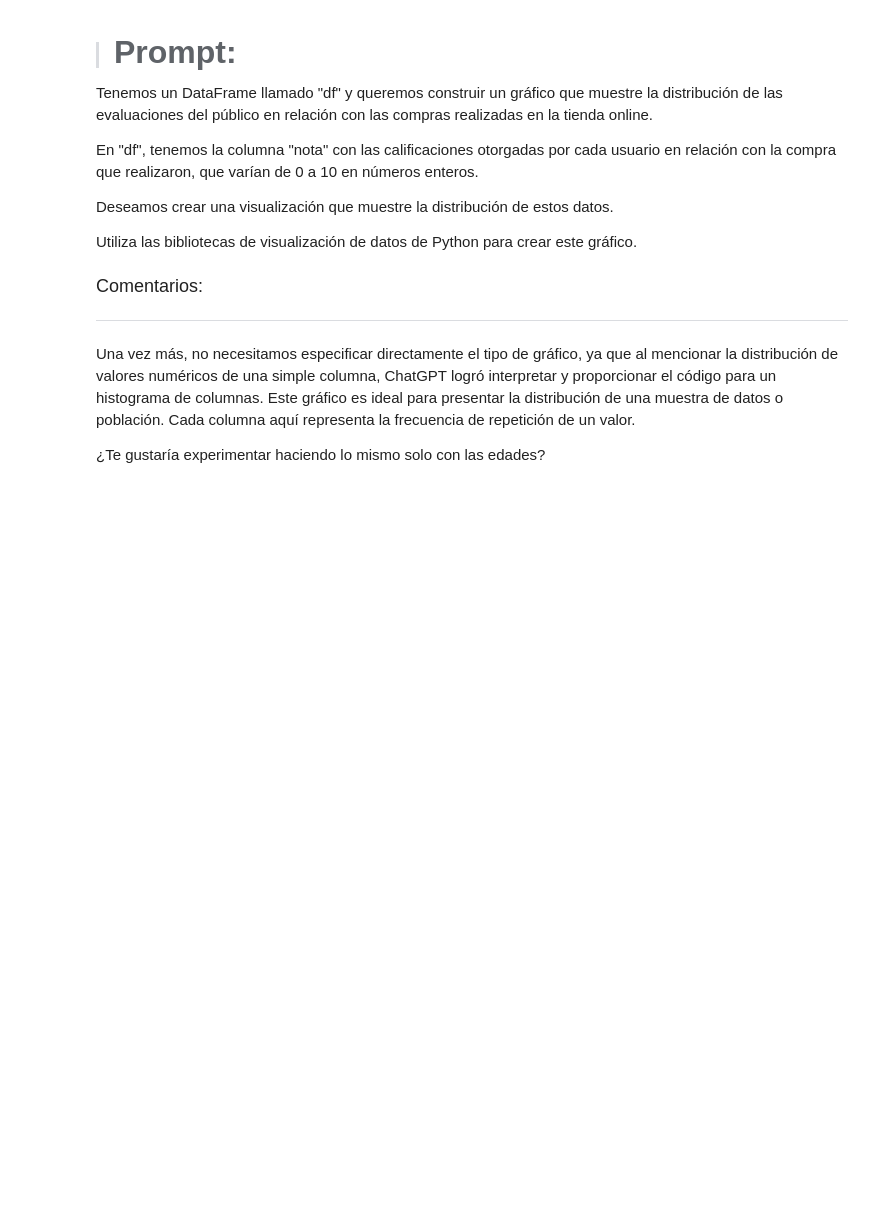
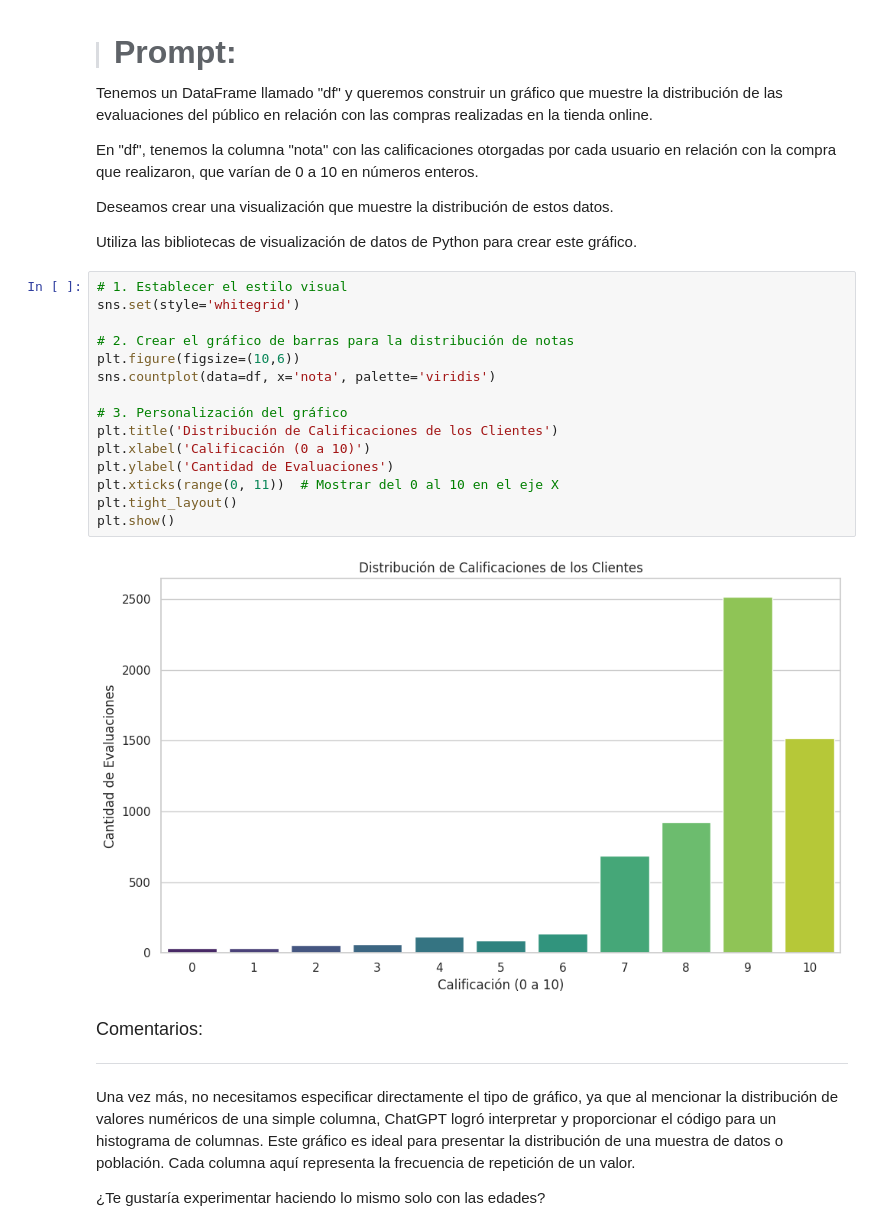
Before and after one commit to smringdesigns/IA_aplicada_a_ciencia_de_datos, a Jupyter notebook: IA_aplicada_a_ciencia_de_datos.ipynb, the cells around one changed output. Saved outputs shown, nothing was run; the diff lists cells and outputs as text; blank space fills up the shorter version.

```diff
--- a/IA_aplicada_a_ciencia_de_datos.ipynb
+++ b/IA_aplicada_a_ciencia_de_datos.ipynb
@@ -925,6 +925,23 @@ En "df", tenemos la columna "nota" con las calificaciones otorgadas por cada usu
 Deseamos crear una visualización que muestre la distribución de estos datos.
 
 Utiliza las bibliotecas de visualización de datos de Python para crear este gráfico.
+# %%
+# 1. Establecer el estilo visual
+sns.set(style='whitegrid')
+
+# 2. Crear el gráfico de barras para la distribución de notas
+plt.figure(figsize=(10,6))
+sns.countplot(data=df, x='nota', palette='viridis')
+
+# 3. Personalización del gráfico
+plt.title('Distribución de Calificaciones de los Clientes')
+plt.xlabel('Calificación (0 a 10)')
+plt.ylabel('Cantidad de Evaluaciones')
+plt.xticks(range(0, 11))  # Mostrar del 0 al 10 en el eje X
+plt.tight_layout()
+plt.show()
+# %% [output]
+[figure, added]
 # %% [markdown]
 <font color="7b71ff" size=4> Comentarios: </font>
 
```
Also changed, not shown: parts of 3 cells of this notebook.
